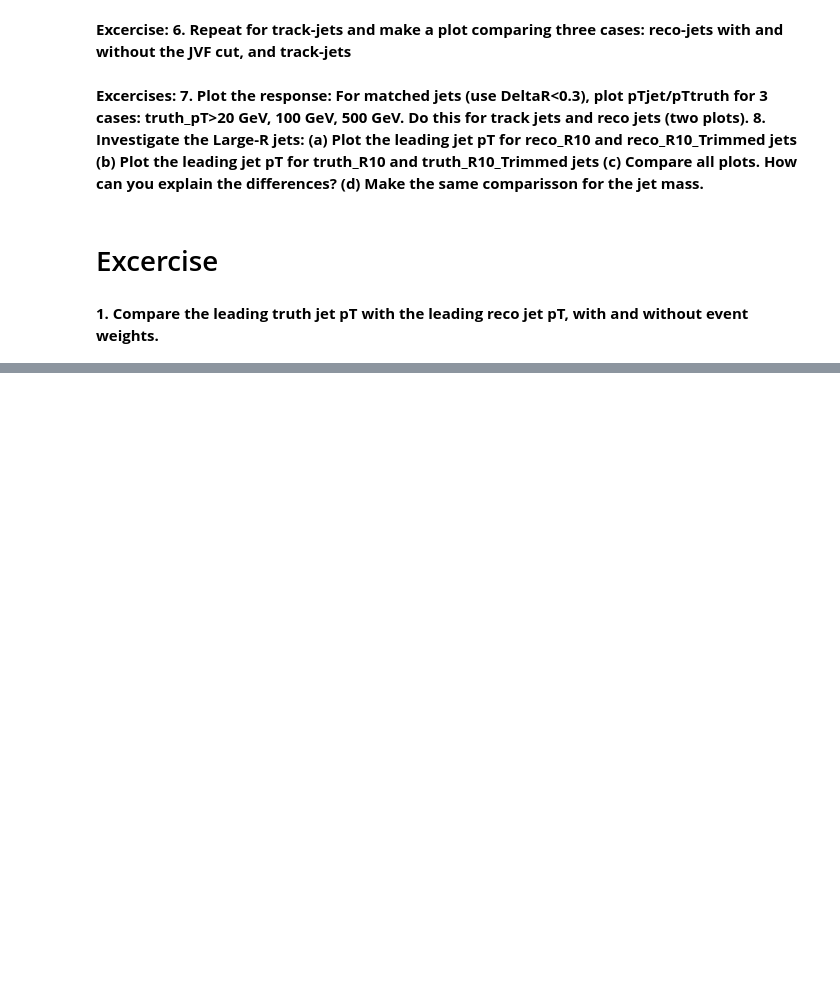
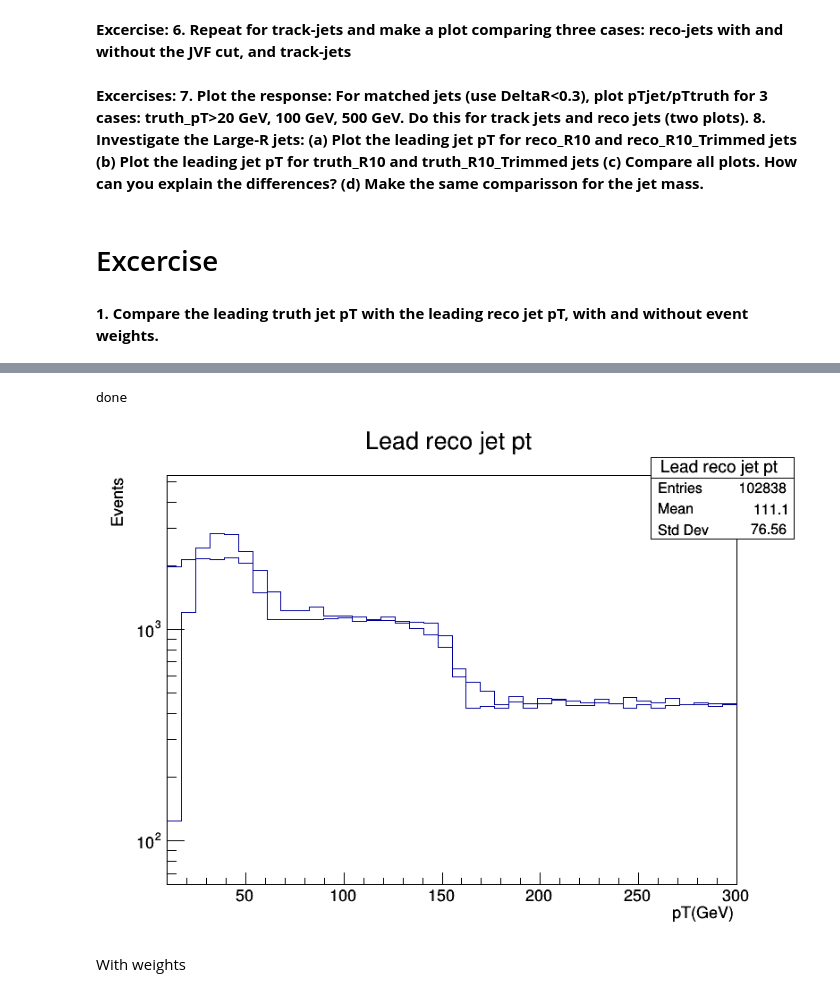
Before and after one commit to mstorresh/experimentalparticlesUNAL, a Jupyter notebook: Jets/Jets_cpp.ipynb, the cells around one changed output, grey strips where cells are left out. Saved outputs shown, nothing was run; the diff lists cells and outputs as text; code cells hidden in the pictures; blank space fills up the shorter version.

```diff
--- a/Jets/Jets_cpp.ipynb
+++ b/Jets/Jets_cpp.ipynb
@@ -263,0 +284,52 @@ canvas2->Draw();
+# %%
+int nentries, nbytes;
+nentries = (Int_t)tree->GetEntries();
+for (int i = 0; i<nentries; i++){
+
+    nbytes = tree->GetEntry(i);
+    if (reco_R4_pt->size()>0){
+        hi_leadreco_pt->Fill(reco_R4_pt->at(0)/1000.);
+        hi_leadreco_pt_we->Fill(reco_R4_pt->at(0)/1000.,evtw);
+        /*for(int j=0; j<reco_R4_pt->size(); j++){
+            hi_reco_pt->Fill(reco_R4_pt->at(j)/1000.);
+            hi_reco_pt_we->Fill(reco_R4_pt->at(j)/1000., evtw);
+
+    }*/
+    }
+
+    if (truth_R4_pt->size()>0){
+        hi_leadtru_pt->Fill(truth_R4_pt->at(0)/1000.);
+        hi_leadtru_pt_we->Fill(truth_R4_pt->at(0)/1000., evtw);
+        /*for(int j=0; j<reco_R4_pt->size(); j++){
+            hi_tru_pt->Fill(truth_R4_pt->at(j)/1000.);
+            hi_tru_pt_we->Fill(truth_R4_pt->at(j)/1000., evtw);
+
+    } */
+    }
+
+}
+
+std::cout<<"done"<<std::endl;
+# %% [output]
+done
+# %%
+hi_leadreco_pt->SetMarkerStyle(20);
+hi_leadreco_pt->SetMarkerColor(30);
+hi_leadreco_pt->Draw("");
+hi_leadtru_pt->SetMarkerStyle(21);
+hi_leadtru_pt->SetMarkerColor(52);
+hi_leadtru_pt->Draw("same");
+
+/*
+hist_reco_pt->SetMarkerStyle(20);
+hist_reco_pt->SetMarkerColor(kRed);
+hist_reco_pt->Draw("");
+hist_leadreco_pt->SetMarkerStyle(21);
+hist_leadreco_pt->Draw("same");
+*/
+canvas11->SetLogy();
+canvas11->Draw();
+# %% [output]
+[figure, added]
+# %% [markdown]
+With weights
```
Also changed, not shown: parts of 51 cells of this notebook, 2 other files.
